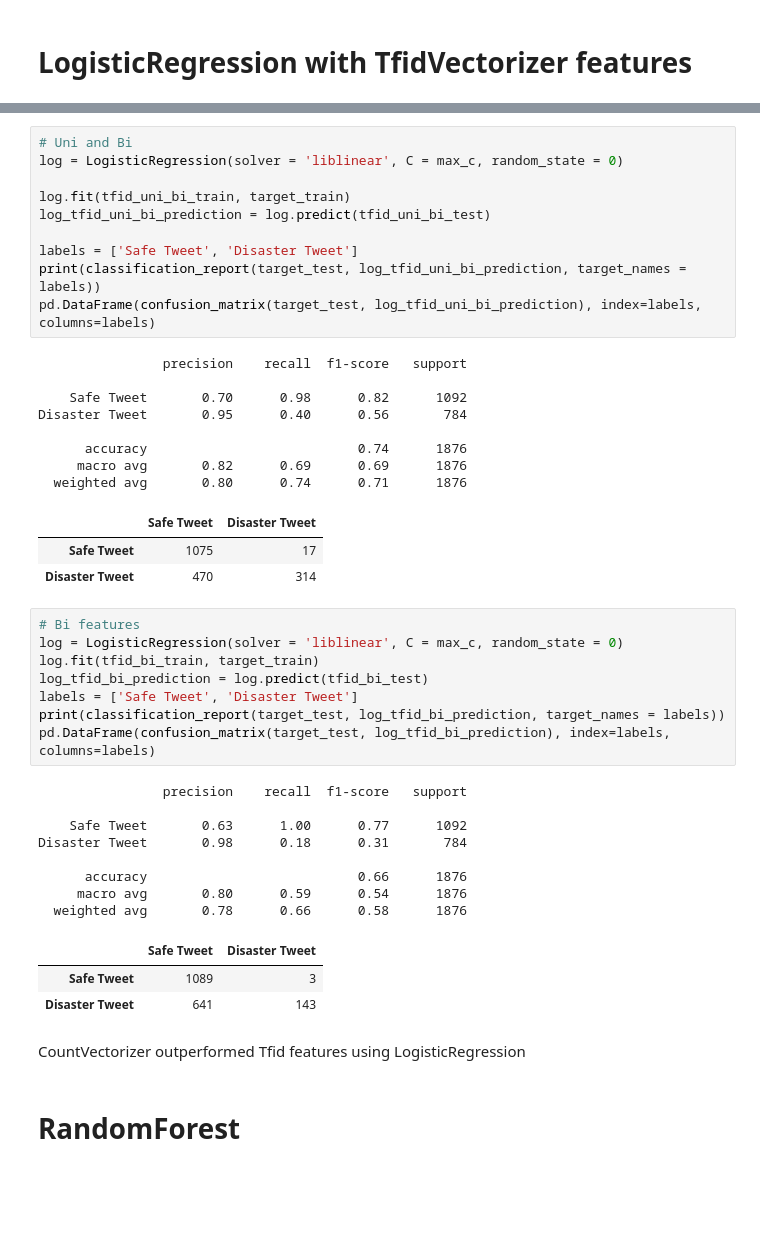
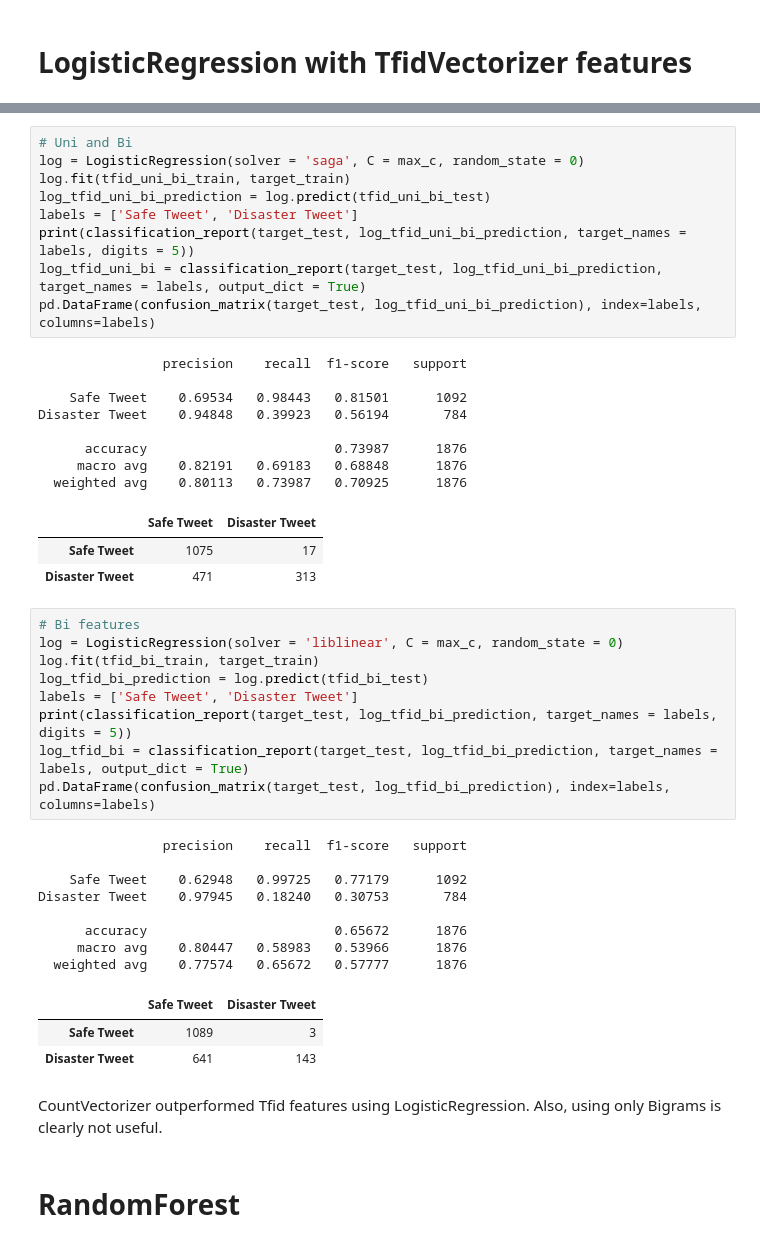
Before and after one commit to trentenAB/01_first_notebook, a Jupyter notebook: DisasterTweets/notebooks/3. Pre-Processing and Modeling.ipynb, the cells around one changed output, grey strips where cells are left out. Drawn from its saved outputs; the diff is of its cells as text; blank space fills up the shorter version.

```diff
--- a/DisasterTweets/notebooks/3. Pre-Processing and Modeling.ipynb
+++ b/DisasterTweets/notebooks/3. Pre-Processing and Modeling.ipynb
@@ -341,48 +258,48 @@ Disaster Tweet       0.91      0.49      0.63       784
 | Disaster Tweet | 403 | 381 |
 # %%
 # Uni and Bi
-log = LogisticRegression(solver = 'liblinear', C = max_c, random_state = 0)
-
+log = LogisticRegression(solver = 'saga', C = max_c, random_state = 0)
 log.fit(tfid_uni_bi_train, target_train)
 log_tfid_uni_bi_prediction = log.predict(tfid_uni_bi_test)
-
 labels = ['Safe Tweet', 'Disaster Tweet']
-print(classification_report(target_test, log_tfid_uni_bi_prediction, target_names = labels))
+print(classification_report(target_test, log_tfid_uni_bi_prediction, target_names = labels, digits = 5))
+log_tfid_uni_bi = classification_report(target_test, log_tfid_uni_bi_prediction, target_names = labels, output_dict = True)
 pd.DataFrame(confusion_matrix(target_test, log_tfid_uni_bi_prediction), index=labels, columns=labels)
 # %% [output]
                 precision    recall  f1-score   support
 
-    Safe Tweet       0.70      0.98      0.82      1092
-Disaster Tweet       0.95      0.40      0.56       784
+    Safe Tweet    0.69534   0.98443   0.81501      1092
+Disaster Tweet    0.94848   0.39923   0.56194       784
 
-      accuracy                           0.74      1876
-     macro avg       0.82      0.69      0.69      1876
-  weighted avg       0.80      0.74      0.71      1876
+      accuracy                        0.73987      1876
+     macro avg    0.82191   0.69183   0.68848      1876
+  weighted avg    0.80113   0.73987   0.70925      1876
 |  | Safe Tweet | Disaster Tweet |
 | Safe Tweet | 1075 | 17 |
-| Disaster Tweet | 470 | 314 |
+| Disaster Tweet | 471 | 313 |
 # %%
 # Bi features
 log = LogisticRegression(solver = 'liblinear', C = max_c, random_state = 0)
 log.fit(tfid_bi_train, target_train)
 log_tfid_bi_prediction = log.predict(tfid_bi_test)
 labels = ['Safe Tweet', 'Disaster Tweet']
-print(classification_report(target_test, log_tfid_bi_prediction, target_names = labels))
+print(classification_report(target_test, log_tfid_bi_prediction, target_names = labels, digits = 5))
+log_tfid_bi = classification_report(target_test, log_tfid_bi_prediction, target_names = labels, output_dict = True)
 pd.DataFrame(confusion_matrix(target_test, log_tfid_bi_prediction), index=labels, columns=labels)
 # %% [output]
                 precision    recall  f1-score   support
 
-    Safe Tweet       0.63      1.00      0.77      1092
-Disaster Tweet       0.98      0.18      0.31       784
+    Safe Tweet    0.62948   0.99725   0.77179      1092
+Disaster Tweet    0.97945   0.18240   0.30753       784
 
-      accuracy                           0.66      1876
-     macro avg       0.80      0.59      0.54      1876
-  weighted avg       0.78      0.66      0.58      1876
+      accuracy                        0.65672      1876
+     macro avg    0.80447   0.58983   0.53966      1876
+  weighted avg    0.77574   0.65672   0.57777      1876
 |  | Safe Tweet | Disaster Tweet |
 | Safe Tweet | 1089 | 3 |
 | Disaster Tweet | 641 | 143 |
 # %% [markdown]
-CountVectorizer outperformed Tfid features using LogisticRegression
+CountVectorizer outperformed Tfid features using LogisticRegression. Also, using only Bigrams is clearly not useful.
 # %% [markdown]
 # RandomForest
 # %%
```
Also changed, not shown: parts of 37 cells of this notebook.
